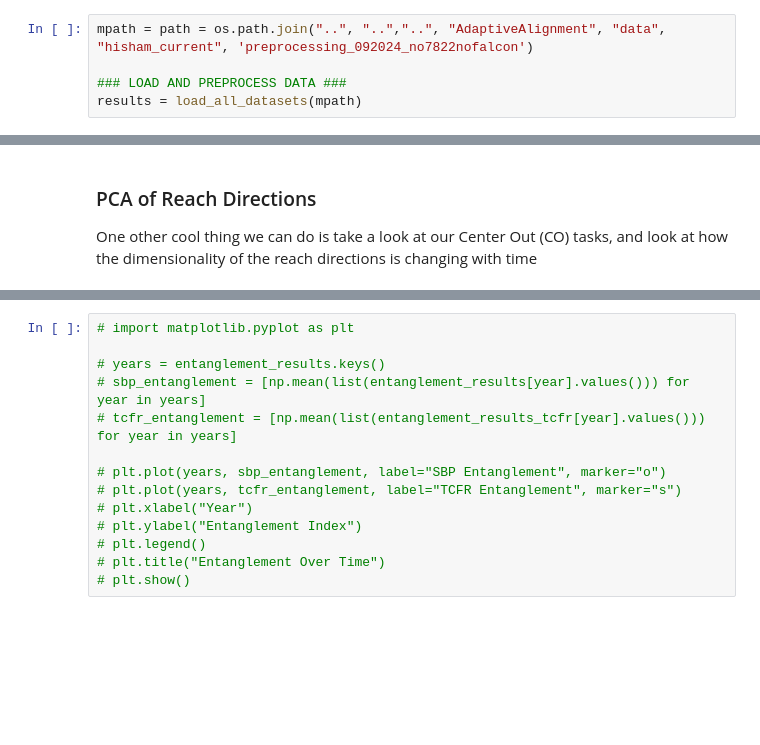
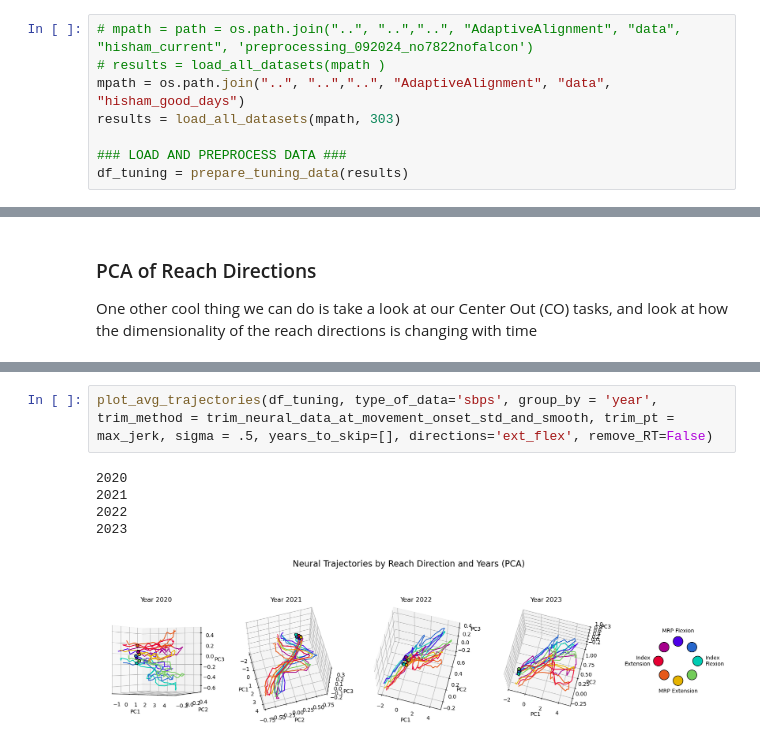
Before and after one commit to chesteklab/LINK_dataset, a Jupyter notebook: analysis/populationlevelanalyses/dimensionality_across_days_analysis.ipynb, the cells around one changed output, grey strips where cells are left out. Drawn from its saved outputs; the diff is of its cells as text; blank space fills up the shorter version.

Commit message:
Added code for main figures

```diff
--- a/analysis/populationlevelanalyses/dimensionality_across_days_analysis.ipynb
+++ b/analysis/populationlevelanalyses/dimensionality_across_days_analysis.ipynb
@@ -20,8 +35,11 @@ from population_level_analyses import *
 %load_ext autoreload
 %autoreload 2
 # %%
-mpath = path = os.path.join("..", "..","..", "AdaptiveAlignment", "data", "hisham_current", 'preprocessing_092024_no7822nofalcon')
+# mpath = path = os.path.join("..", "..","..", "AdaptiveAlignment", "data", "hisham_current", 'preprocessing_092024_no7822nofalcon')
+# results = load_all_datasets(mpath )
+mpath = os.path.join("..", "..","..", "AdaptiveAlignment", "data", "hisham_good_days")
+results = load_all_datasets(mpath, 303)
 
 ### LOAD AND PREPROCESS DATA ###
-results = load_all_datasets(mpath)
+df_tuning = prepare_tuning_data(results)
 # %% [output]
@@ -121,14 +64,8 @@ Can only make ALL_DIRS_GROUPED_BY_YEAR plot if 'group_by' is 'years'
-# %%
-# import matplotlib.pyplot as plt
-
-# years = entanglement_results.keys()
-# sbp_entanglement = [np.mean(list(entanglement_results[year].values())) for year in years]
-# tcfr_entanglement = [np.mean(list(entanglement_results_tcfr[year].values())) for year in years]
-
-# plt.plot(years, sbp_entanglement, label="SBP Entanglement", marker="o")
-# plt.plot(years, tcfr_entanglement, label="TCFR Entanglement", marker="s")
-# plt.xlabel("Year")
-# plt.ylabel("Entanglement Index")
-# plt.legend()
-# plt.title("Entanglement Over Time")
-# plt.show()
+# %%
+plot_avg_trajectories(df_tuning, type_of_data='sbps', group_by = 'year', trim_method = trim_neural_data_at_movement_onset_std_and_smooth, trim_pt = max_jerk, sigma = .5, years_to_skip=[], directions='ext_flex', remove_RT=False)
+# %% [output]
+2020
+2021
+2022
+2023
+[figure, added]
```
Also changed, not shown: parts of 10 cells of this notebook, 1 other file.
